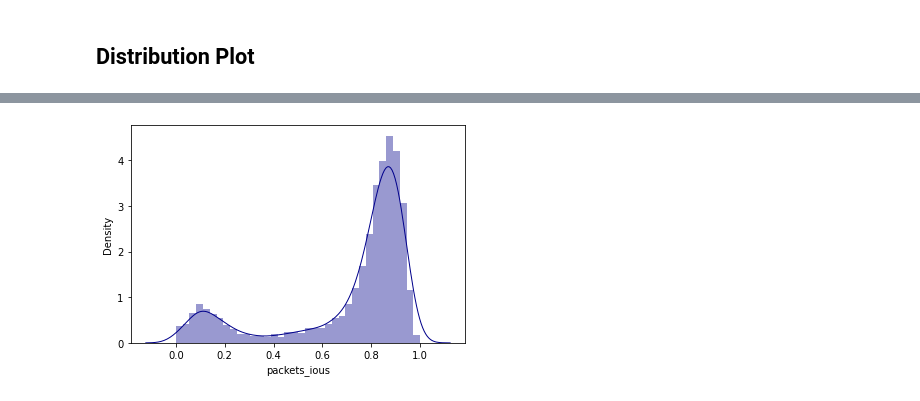
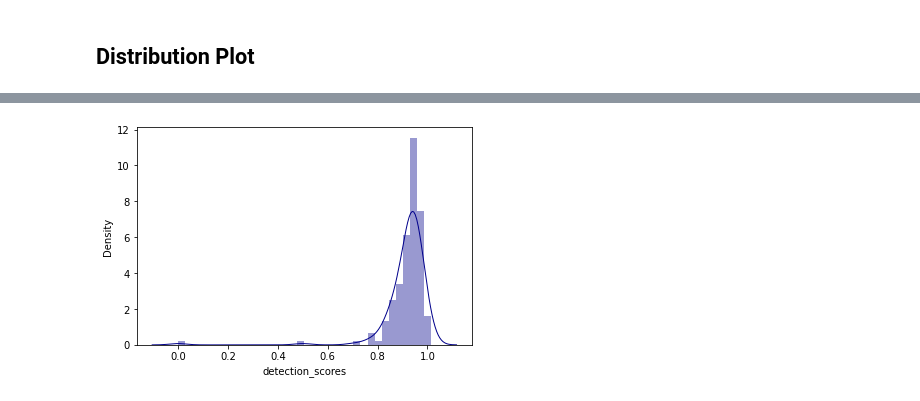
Before and after one commit to visheshdargan06/pespi-plano-biscuits, a Jupyter notebook: notebooks/evaluation/iou.ipynb, the cells around one changed output, grey strips where cells are left out. Cells and saved outputs as stored; diff of their text form; code cells hidden in the pictures.

```diff
--- a/notebooks/evaluation/iou.ipynb
+++ b/notebooks/evaluation/iou.ipynb
@@ -2,6 +2,9 @@
 import json
 import pandas as pd
 import numpy as np
+# %%
+with open('/media/premium/common-biscuit/main/planogram_biscuit/data/iou_json/packets_json/yolov5_medium_iou_file.json') as f:
+	    iou_image_medium = json.load(f)
 # %%
 with open('/media/premium/common-biscuit/main/planogram_biscuit/data/iou_json/packets_json/iou_file.json') as f:
 	    iou_image = json.load(f)
@@ -80,8 +125,8 @@ df_ious
 # %%
 import seaborn as sns
-sns_plot = sns.distplot(df_ious['packets_ious'], hist=True, kde=True,
+sns_plot = sns.distplot(df['detection_scores'], hist=True, kde=True,
              bins=int(180/5), color = 'darkblue',
              kde_kws={'linewidth': 1})
-sns_plot.figure.savefig("/media/premium/common-biscuit/main/planogram_biscuit/data/packets_ious_distribution.png")
+#sns_plot.figure.savefig("/media/premium/common-biscuit/main/planogram_biscuit/data/yolov5_medium_packets_score_distribution.png")
 # %% [output]
-[figure, old version]
+[figure, new version]
```
Also changed, not shown: parts of 8 cells of this notebook, 36 other files.
